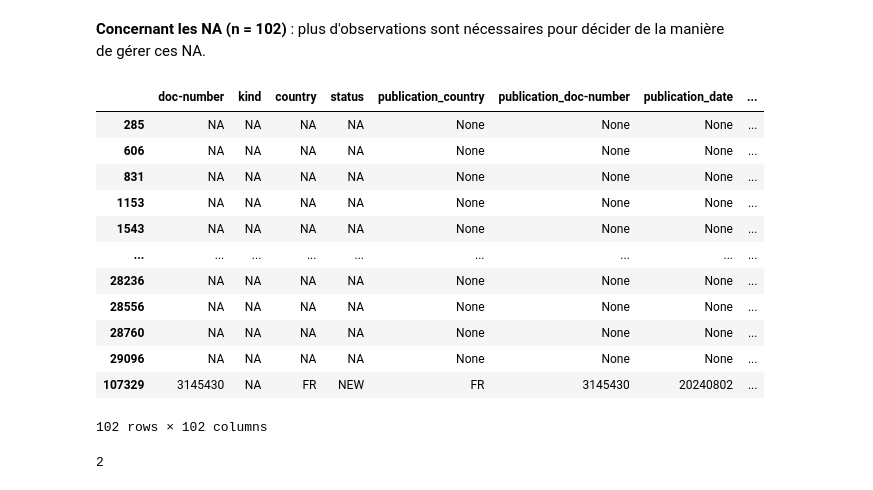
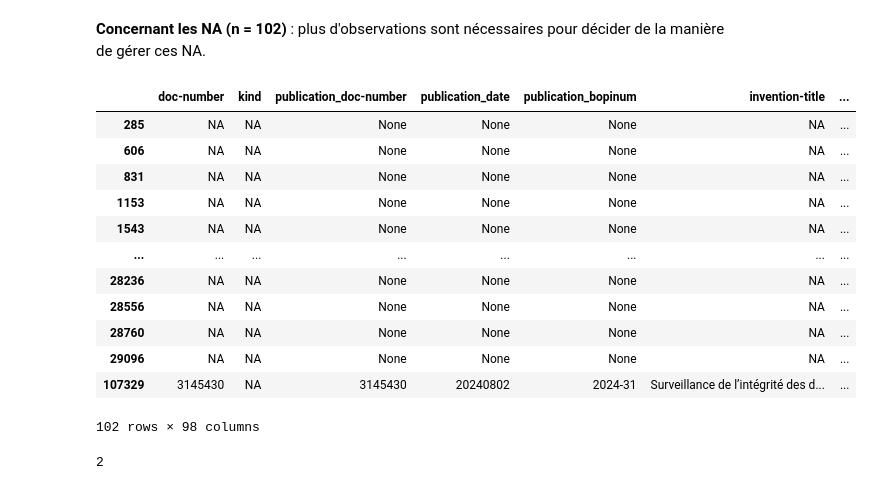
Before and after one commit to IrisLaf/Depots-de-brevets-et-marches-financiers, a Jupyter notebook: Cleaning_V2.ipynb, the cells around one changed output. Saved outputs shown, nothing was run; the diff lists cells and outputs as text; code cells hidden in the pictures.

Commit message:
Fin cleaning 2

```diff
--- a/Cleaning_V2.ipynb
+++ b/Cleaning_V2.ipynb
@@ -39,0 +47,2 @@ data_brevets.head(10)
+# %%
+data_brevets_clean = data_brevets.drop(columns = ["status", "publication_nature"])
@@ -40 +66,3 @@ data_brevets.head(10)
+# %%
+data_brevets_clean = data_brevets_clean.drop(columns = ["country", "publication_country"])
 # %% [markdown]
@@ -61,6 +91,6 @@ Probablement dû à une erreur de classification, nous pouvons donc retirer ces
 # %%
 # Suppression des B1
-data_brevets_clean = data_brevets[data_brevets["kind"] != "B1"]
+data_brevets_clean = data_brevets_clean[data_brevets["kind"] != "B1"]
 
 # Vérification qu'on a supprimé 3 observations
 data_brevets_clean.shape[0]
@@ -80,21 +110,21 @@ data_brevets_clean.shape[0]
 **Concernant les NA (n = 102)** : plus d'observations sont nécessaires pour décider de la manière de gérer ces NA.
 # %%
 # Observation des NA
-brevets_na = data_brevets[data_brevets["kind"] == "NA"]
+brevets_na = data_brevets_clean[data_brevets_clean["kind"] == "NA"]
 brevets_na
 # %% [output]
-|  | doc-number | kind | country | status | publication_country | publication_doc-number | publication_date | ... |
-| 285 | NA | NA | NA | NA | None | None | None | ... |
-| 606 | NA | NA | NA | NA | None | None | None | ... |
-| 831 | NA | NA | NA | NA | None | None | None | ... |
-| 1153 | NA | NA | NA | NA | None | None | None | ... |
-| 1543 | NA | NA | NA | NA | None | None | None | ... |
-| ... | ... | ... | ... | ... | ... | ... | ... | ... |
-| 28236 | NA | NA | NA | NA | None | None | None | ... |
-| 28556 | NA | NA | NA | NA | None | None | None | ... |
-| 28760 | NA | NA | NA | NA | None | None | None | ... |
-| 29096 | NA | NA | NA | NA | None | None | None | ... |
-| 107329 | 3145430 | NA | FR | NEW | FR | 3145430 | 20240802 | ... |
+|  | doc-number | kind | publication_doc-number | publication_date | publication_bopinum | invention-title | ... |
+| 285 | NA | NA | None | None | None | NA | ... |
+| 606 | NA | NA | None | None | None | NA | ... |
+| 831 | NA | NA | None | None | None | NA | ... |
+| 1153 | NA | NA | None | None | None | NA | ... |
+| 1543 | NA | NA | None | None | None | NA | ... |
+| ... | ... | ... | ... | ... | ... | ... | ... |
+| 28236 | NA | NA | None | None | None | NA | ... |
+| 28556 | NA | NA | None | None | None | NA | ... |
+| 28760 | NA | NA | None | None | None | NA | ... |
+| 29096 | NA | NA | None | None | None | NA | ... |
+| 107329 | 3145430 | NA | 3145430 | 20240802 | 2024-31 | Surveillance de l’intégrité des d... | ... |
-102 rows × 102 columns
+102 rows × 98 columns
 # %%
 # Vérification du nombre d'informations réellement présentes
```
Also changed, not shown: parts of 50 cells of this notebook.
